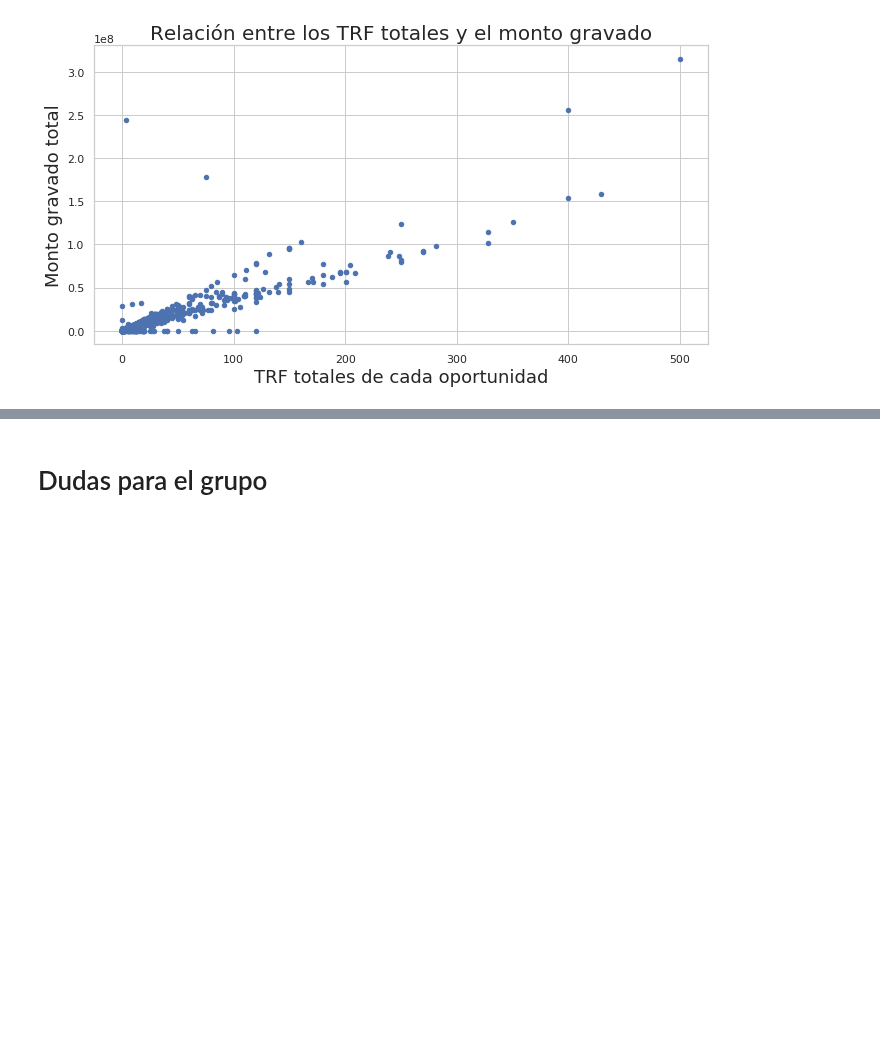
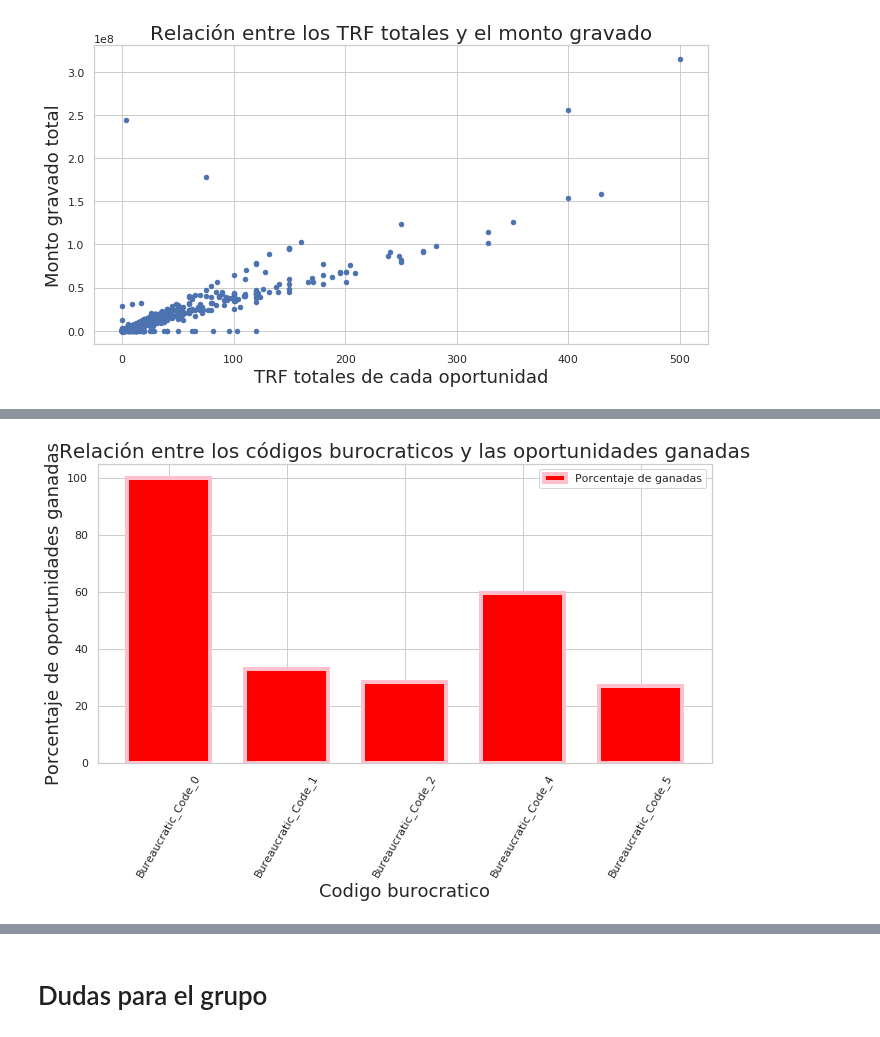
Before and after one commit to germanbc/Organizacion-de-Datos-2c2020-TP1, a Jupyter notebook: TP1 - German.ipynb, the cells around one changed output, grey strips where cells are left out. Cells and saved outputs as stored; diff of their text form; code cells hidden in the pictures; blank space fills up the shorter version.

```diff
--- a/TP1 - German.ipynb
+++ b/TP1 - German.ipynb
@@ -559,0 +581,11 @@ Text(0.5, 1.0, 'Distribucion entre vendedores de oportunidades y montos')
+# %%
+buro.plot(kind='bar', x='Codigo burocratico', y='Porcentaje de ganadas',\
+                 width=0.7, figsize=(11,5.5), color='red',\
+                 edgecolor="pink", linewidth=4,rot=60)
+g=plt.gca()
+g.set_title("Relación entre los códigos burocraticos y las oportunidades ganadas",\
+            fontsize=20);
+g.set_xlabel("Codigo burocratico", fontsize=18);
+g.set_ylabel("Porcentaje de oportunidades ganadas", fontsize=18);
+# %% [output]
+[figure, added]
```
Also changed, not shown: parts of 14 cells of this notebook.
